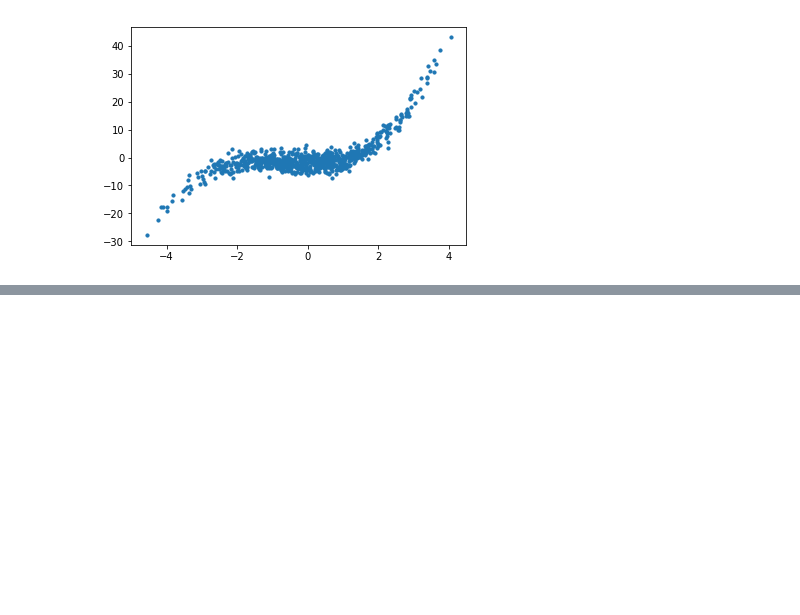
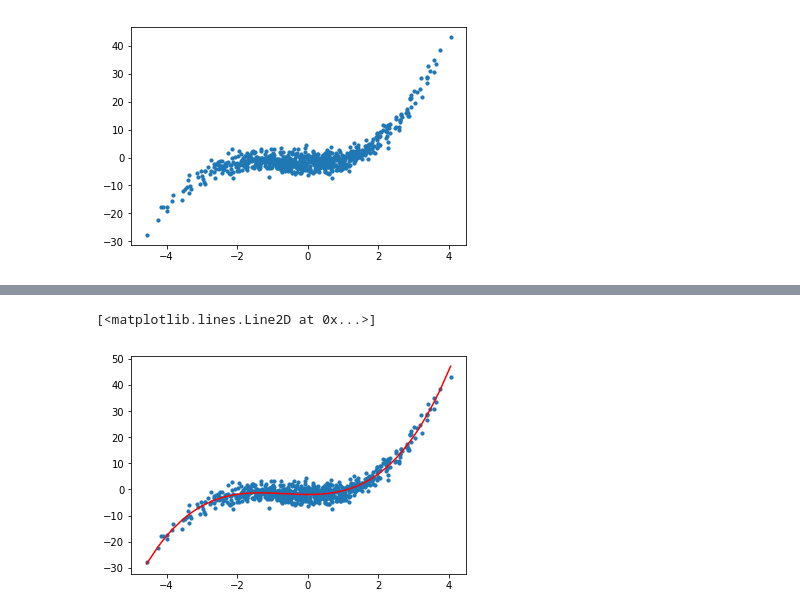
Before and after one commit to Girrajjangid/Machine-Learning-from-Scratch, a Jupyter notebook: Polynomial Regression/Polynomial Regression ( From Scratch ).ipynb, the cells around one changed output, grey strips where cells are left out. Saved outputs shown, nothing was run; the diff lists cells and outputs as text; code cells hidden in the pictures; blank space fills up the shorter version.

```diff
--- a/Polynomial Regression/Polynomial Regression ( From Scratch ).ipynb
+++ b/Polynomial Regression/Polynomial Regression ( From Scratch ).ipynb
@@ -90,0 +216,12 @@ ModuleNotFoundError: No module named 'Collection'
+# %%
+predict_y = y_cap(final_theta0 , final_theta , train_data_x)
+
+s = sorted(zip(train_data['x'] , predict_y) )
+new_x , new_y = zip(*s)
+
+# this sort the values according to 'x'
+plt.scatter(train_data['x'] , train_data['y'] , s=10)
+plt.plot(new_x ,new_y , c='r')
+# %% [output]
+[<matplotlib.lines.Line2D at 0x...>]
+[figure, added]
```
Also changed, not shown: parts of 20 cells of this notebook.
